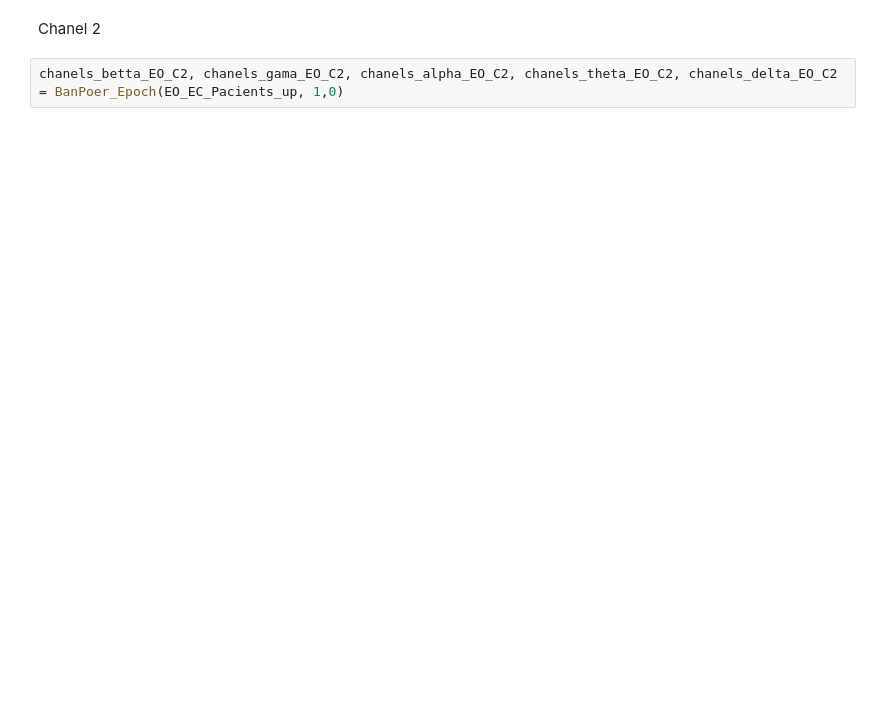
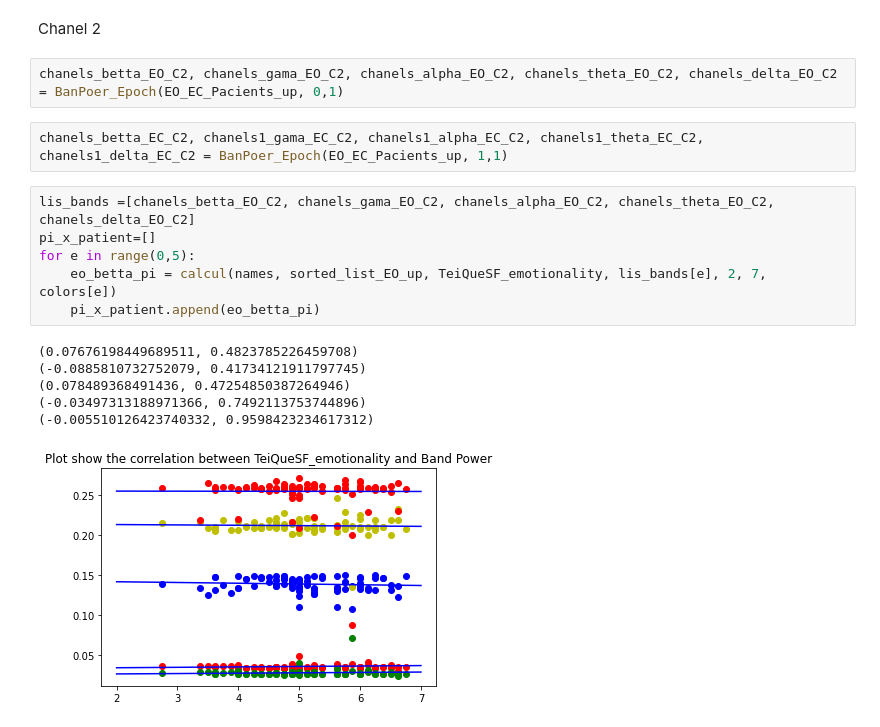
Before and after one commit to LaiaNO/EEG, a Jupyter notebook: 10_12_2020_Try.ipynb, the cells around one changed output. Drawn from its saved outputs; the diff is of its cells as text; blank space fills up the shorter version.

```diff
--- a/10_12_2020_Try.ipynb
+++ b/10_12_2020_Try.ipynb
@@ -125,4 +105,19 @@ eo_gamma_pi, ec_gamma_pi = calcul(names, sorted_list_EO_up, sorted_list_EC_up, T
 # %% [markdown]
 Chanel 2
 # %%
-chanels_betta_EO_C2, chanels_gama_EO_C2, chanels_alpha_EO_C2, chanels_theta_EO_C2, chanels_delta_EO_C2 = BanPoer_Epoch(EO_EC_Pacients_up, 1,0)
+chanels_betta_EO_C2, chanels_gama_EO_C2, chanels_alpha_EO_C2, chanels_theta_EO_C2, chanels_delta_EO_C2 = BanPoer_Epoch(EO_EC_Pacients_up, 0,1)
+# %%
+chanels_betta_EC_C2, chanels1_gama_EC_C2, chanels1_alpha_EC_C2, chanels1_theta_EC_C2, chanels1_delta_EC_C2 = BanPoer_Epoch(EO_EC_Pacients_up, 1,1)
+# %%
+lis_bands =[chanels_betta_EO_C2, chanels_gama_EO_C2, chanels_alpha_EO_C2, chanels_theta_EO_C2, chanels_delta_EO_C2]
+pi_x_patient=[]
+for e in range(0,5):
+    eo_betta_pi = calcul(names, sorted_list_EO_up, TeiQueSF_emotionality, lis_bands[e], 2, 7, colors[e])
+    pi_x_patient.append(eo_betta_pi)
+# %% [output]
+(0.07676198449689511, 0.4823785226459708)
+(-0.0885810732752079, 0.41734121911797745)
+(0.078489368491436, 0.47254850387264946)
+(-0.03497313188971366, 0.7492113753744896)
+(-0.005510126423740332, 0.9598423234617312)
+[figure, added]
```
Also changed, not shown: parts of 6 cells of this notebook, 4 other files.
